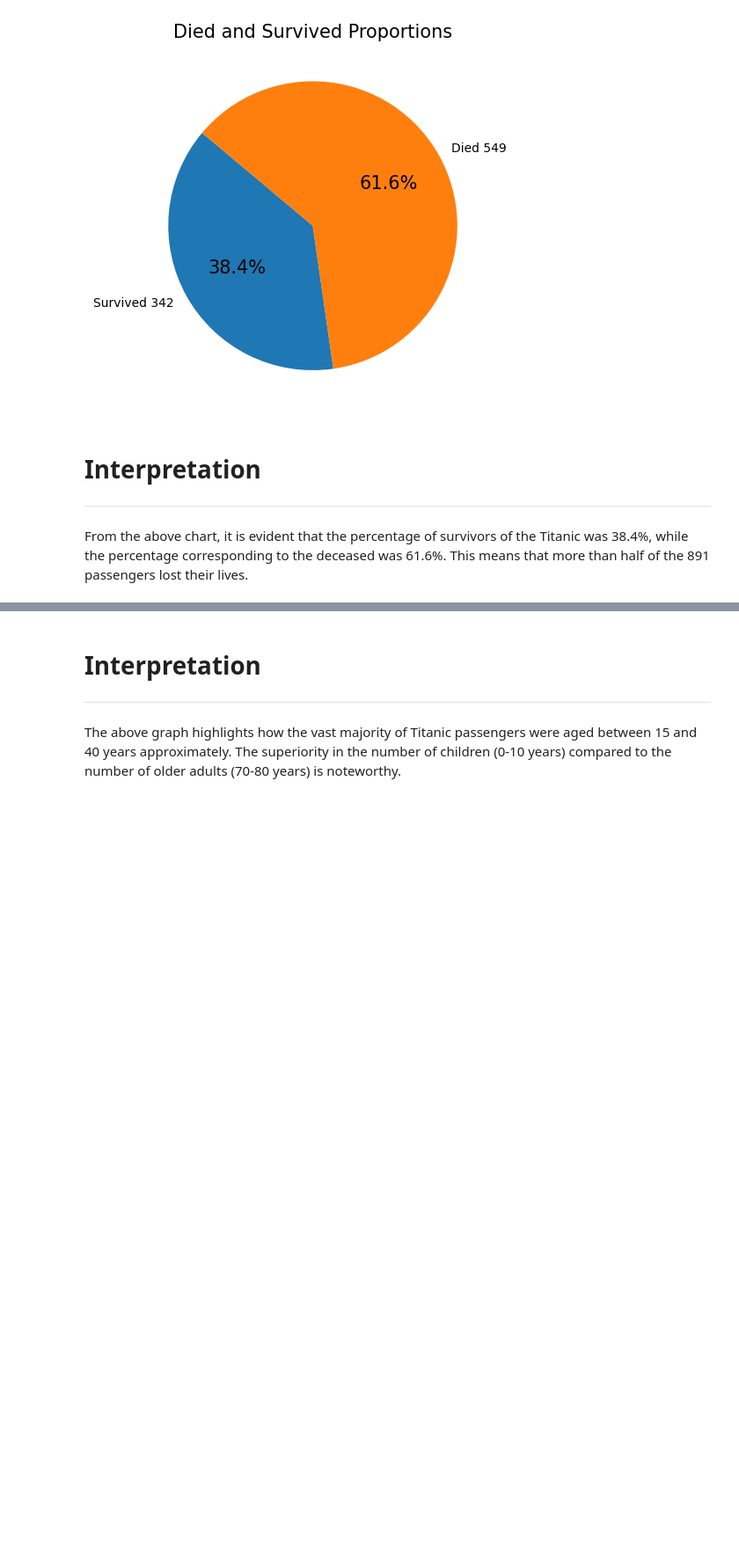
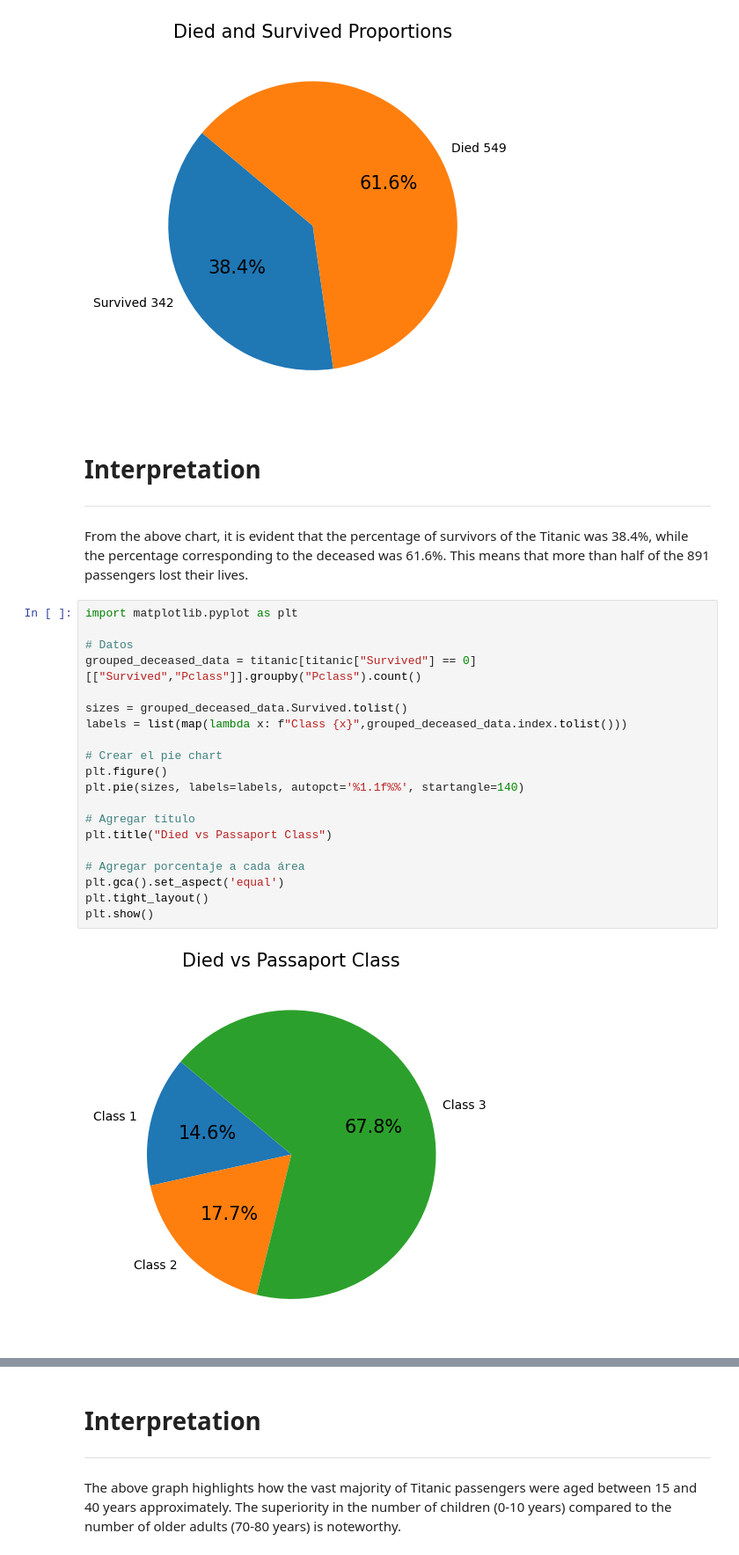
Before and after one commit to 10scar/AlgorithmsUN2024I, a Jupyter notebook: Quiz2/osgutierrezp_Quiz2.ipynb, the cells around one changed output, grey strips where cells are left out. Shown: that part at 88% size. Saved outputs shown, nothing was run; the diff lists cells and outputs as text; blank space fills up the shorter version.

```diff
--- a/Quiz2/osgutierrezp_Quiz2.ipynb
+++ b/Quiz2/osgutierrezp_Quiz2.ipynb
@@ -710,3 +710,25 @@ plt.show()
 # Interpretation
 ---
 From the above chart, it is evident that the percentage of survivors of the Titanic was 38.4%, while the percentage corresponding to the deceased was 61.6%. This means that more than half of the 891 passengers lost their lives.
+# %%
+import matplotlib.pyplot as plt
+
+# Datos
+grouped_deceased_data = titanic[titanic["Survived"] == 0][["Survived","Pclass"]].groupby("Pclass").count()
+
+sizes = grouped_deceased_data.Survived.tolist()
+labels = list(map(lambda x: f"Class {x}",grouped_deceased_data.index.tolist()))
+
+# Crear el pie chart
+plt.figure()
+plt.pie(sizes, labels=labels, autopct='%1.1f%%', startangle=140)
+
+# Agregar título
+plt.title("Died vs Passaport Class")
+
+# Agregar porcentaje a cada área
+plt.gca().set_aspect('equal')
+plt.tight_layout()
+plt.show()
+# %% [output]
+[figure, added]
```
Also changed, not shown: parts of 8 cells of this notebook.
